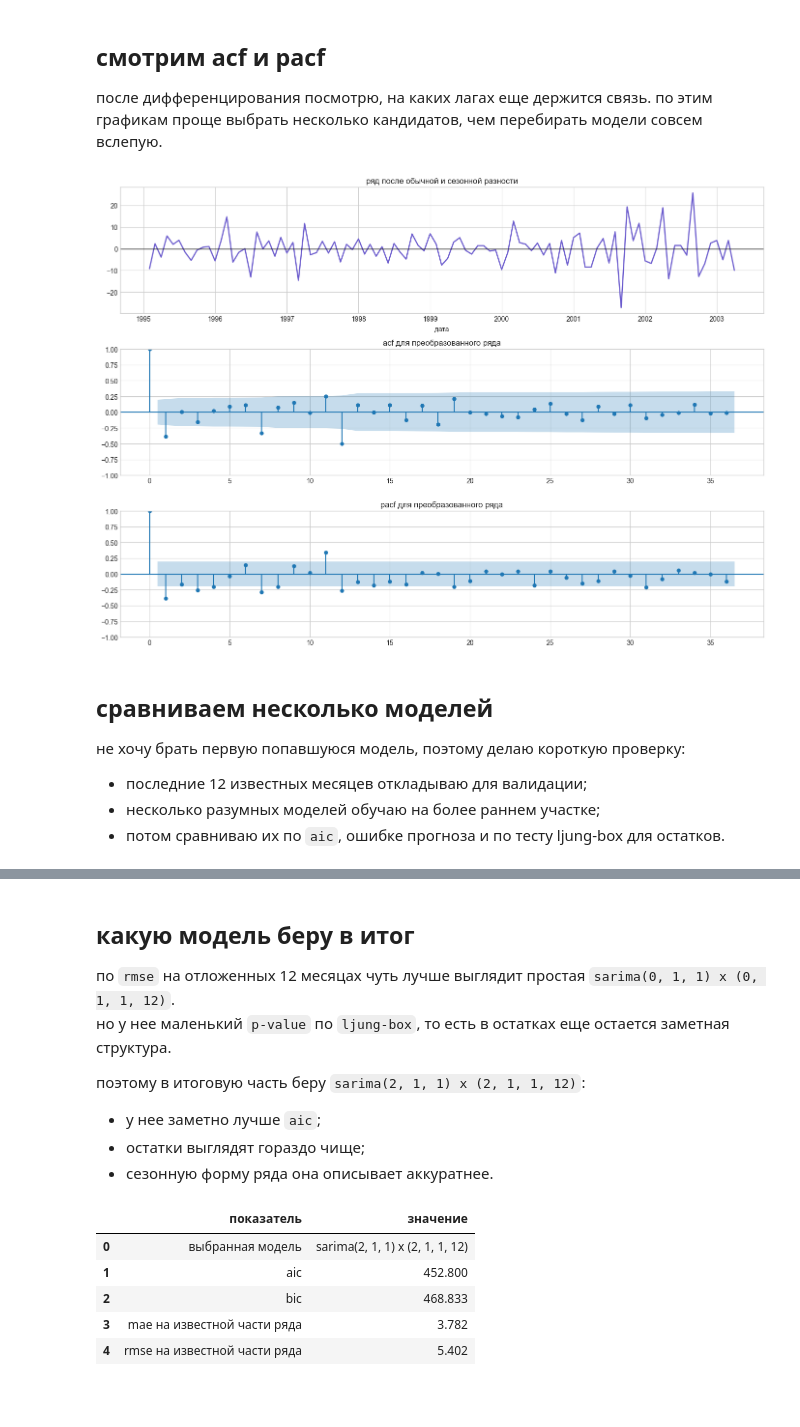
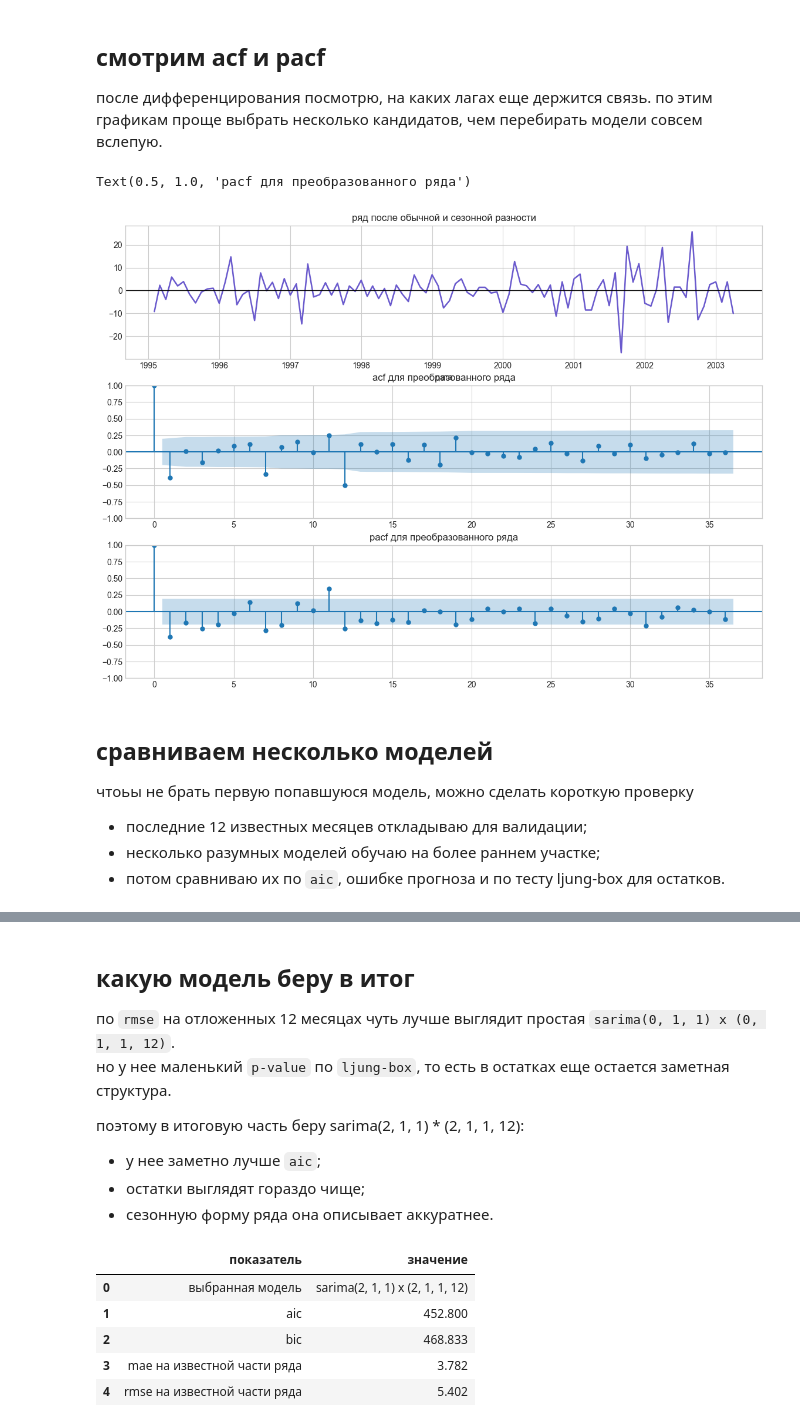
Before and after one commit to theneverwhere/data_analysis_course, a Jupyter notebook: Прогноз на основе сезонной декомпозиции/var1_method_arima.ipynb, the cells around one changed output, grey strips where cells are left out. Cells and saved outputs as stored; diff of their text form; code cells hidden in the pictures; blank space fills up the shorter version.

```diff
--- a/Прогноз на основе сезонной декомпозиции/var1_method_arima.ipynb
+++ b/Прогноз на основе сезонной декомпозиции/var1_method_arima.ipynb
@@ -218,33 +197,31 @@ print(
 # %%
 fig, axes = plt.subplots(3, 1, figsize=(14, 10))
 
-# сверху показываю сам преобразованный ряд
+# сам преобразованный ряд
 axes[0].plot(
     stationary_series.index,
     stationary_series.values,
     color='slateblue',
     linewidth=1.8,
 )
 axes[0].axhline(0, color='black', linewidth=1)
 axes[0].set_title('ряд после обычной и сезонной разности')
 axes[0].set_xlabel('дата')
 
 # acf показывает общую автокорреляцию
 plot_acf(stationary_series, lags=36, ax=axes[1])
 axes[1].set_title('acf для преобразованного ряда')
 
 # pacf показывает частичную автокорреляцию
 plot_pacf(stationary_series, lags=36, ax=axes[2], method='ywm')
 axes[2].set_title('pacf для преобразованного ряда')
-
-plt.tight_layout()
-plt.show()
 # %% [output]
+Text(0.5, 1.0, 'pacf для преобразованного ряда')
-[figure, old version]
+[figure, new version]
 # %% [markdown]
 ## сравниваем несколько моделей
 
-не хочу брать первую попавшуюся модель, поэтому делаю короткую проверку:
+чтоьы не брать первую попавшуюся модель, можно сделать короткую проверку
 
 - последние 12 известных месяцев откладываю для валидации;
 - несколько разумных моделей обучаю на более раннем участке;
@@ -334,7 +311,7 @@ display(comparison_table)
 по `rmse` на отложенных 12 месяцах чуть лучше выглядит простая `sarima(0, 1, 1) x (0, 1, 1, 12)`.
 но у нее маленький `p-value` по `ljung-box`, то есть в остатках еще остается заметная структура.
 
-поэтому в итоговую часть беру `sarima(2, 1, 1) x (2, 1, 1, 12)`:
+поэтому в итоговую часть беру sarima(2, 1, 1) * (2, 1, 1, 12):
 
 - у нее заметно лучше `aic`;
 - остатки выглядят гораздо чище;
```
Also changed, not shown: parts of 10 cells of this notebook, 11 other files.
